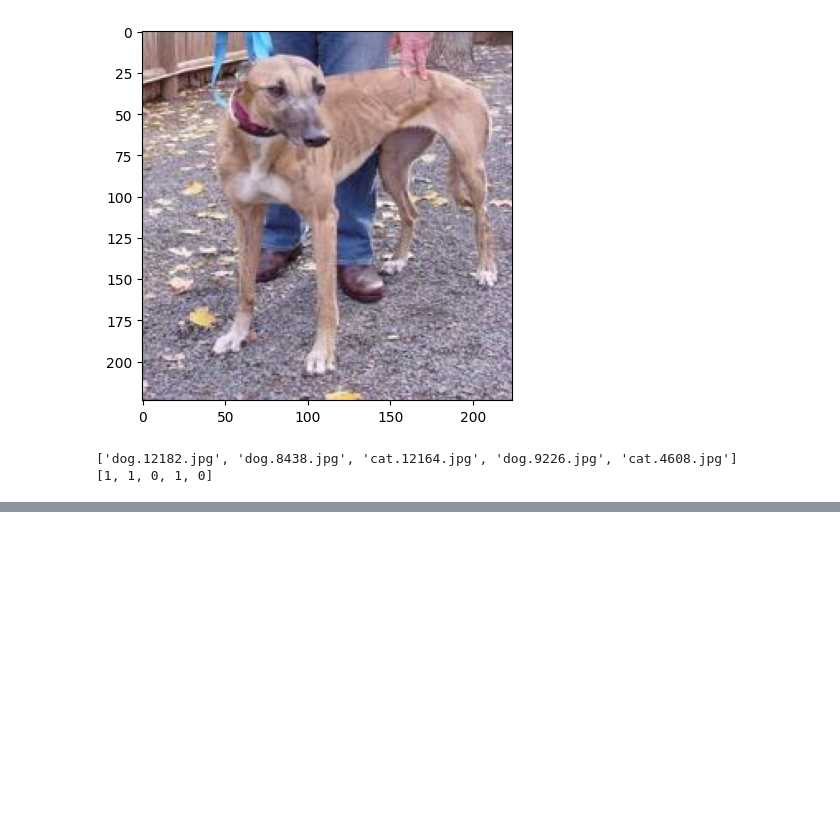
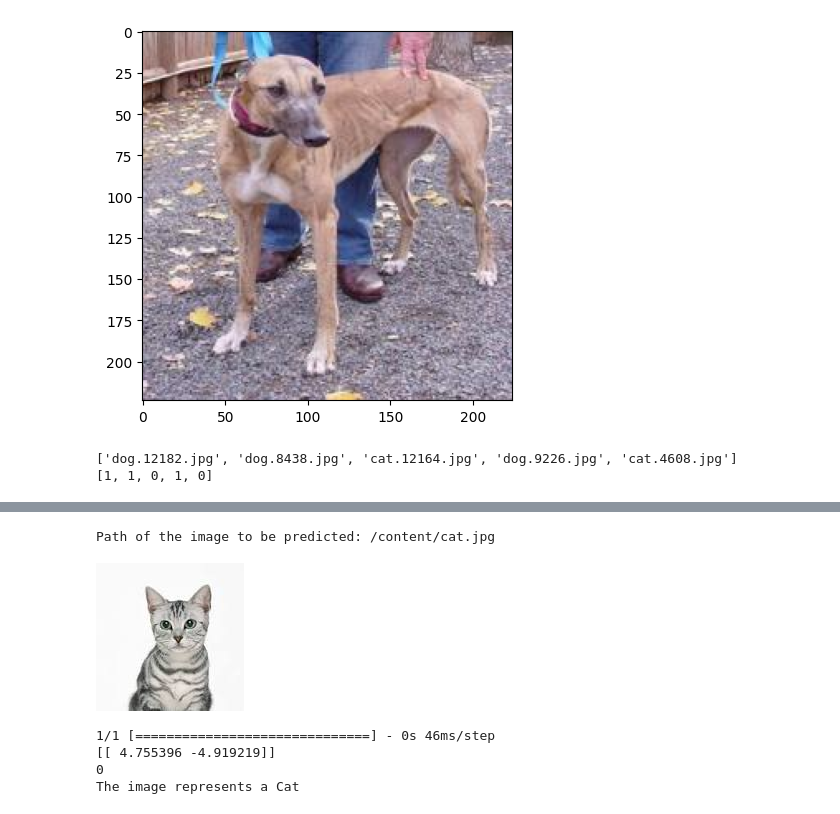
Before and after one commit to Dei-gratia/Machine-Learning-Projects, a Jupyter notebook: ML course with Python/Dog_Cat__Classification_With_Tranfer_Learning.ipynb, the cells around one changed output, grey strips where cells are left out. Saved outputs shown, nothing was run; the diff lists cells and outputs as text; code cells hidden in the pictures; blank space fills up the shorter version.

```diff
--- a/ML course with Python/Dog_Cat__Classification_With_Tranfer_Learning.ipynb
+++ b/ML course with Python/Dog_Cat__Classification_With_Tranfer_Learning.ipynb
@@ -149,0 +202,4 @@ print(labels[:5])
+# %%
+#split train ing and test data
+X_train, X_test, y_train, y_test = train_test_split(X, y, test_size=0.2, random_state=2)
+print(X.shape, X_train.shape, X_test.shape)
@@ -149,0 +325,9 @@ print(labels[:5])
+# %%
+predict()
+# %% [output]
+Path of the image to be predicted: /content/cat.jpg
+[figure, added]
+1/1 [==============================] - 0s 46ms/step
+[[ 4.755396 -4.919219]]
+0
+The image represents a Cat
```
Also changed, not shown: parts of 13 cells of this notebook.
